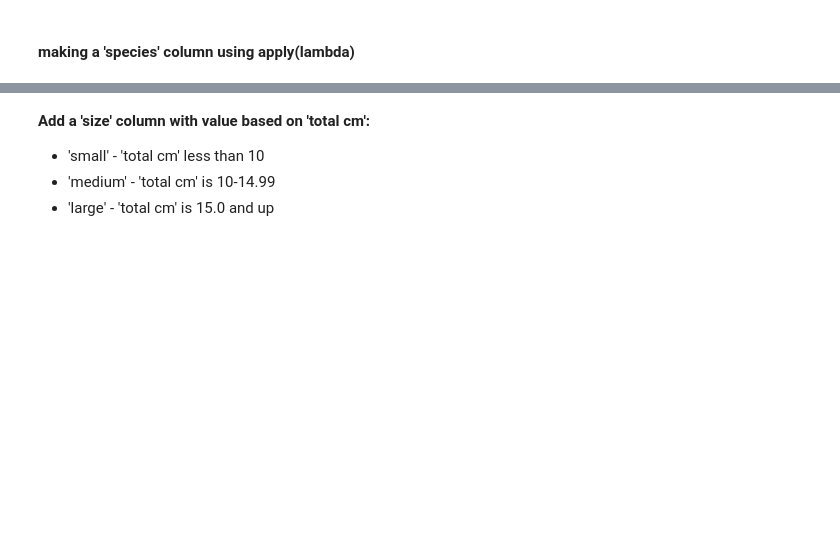
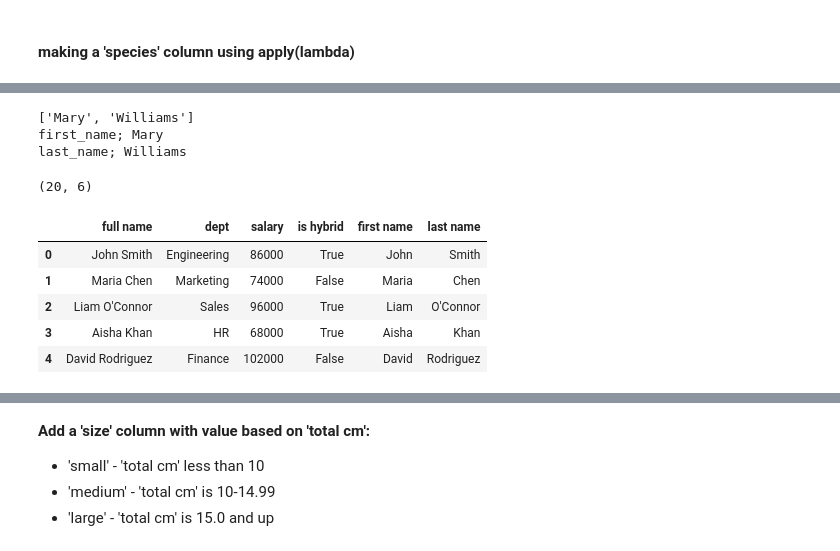
Before and after one commit to brianmccln/Python-Machine-Learning-TMobile-OCt-2025, a Jupyter notebook: __START/_ML_3.5_Irises_K_Nearest_Neighbors_PROG.ipynb, the cells around one changed output, grey strips where cells are left out. Drawn from its saved outputs; the diff is of its cells as text; code cells hidden in the pictures; blank space fills up the shorter version.

```diff
--- a/__START/_ML_3.5_Irises_K_Nearest_Neighbors_PROG.ipynb
+++ b/__START/_ML_3.5_Irises_K_Nearest_Neighbors_PROG.ipynb
@@ -167,0 +180,16 @@ print() # (150, 6)
+# %%
+# challenge: apply(lambda) in action AGAIN:
+# scenario: you have a df w a "full name" col containing FULL NAME
+# you want to break name into first and last and assign to TWO NEW COLS:
+# Given this dataset:
+employees_dict = {
+  "full name": ["John Smith","Maria Chen","Liam O'Connor","Aisha Khan","David Rodriguez","Emily Nguyen","Noah Patel","Sophia Rossi","Benjamin Carter","Chloe Dubois","Mateo Garcia","Olivia Kim","Ethan Johnson","Priya Mehta","Lucas Almeida","Hannah Cohen","Andre Petrov","Grace Park","Omar Hassan","Zoe Martinez"],
+  "dept": ["Engineering","Marketing","Sales","HR","Finance","IT","Engineering","Marketing","Sales","HR","Finance","IT","Engineering","Marketing","Sales","HR","Finance","IT","Sales","Engineering"],
+  "salary": [86000,74000,96000,68000,102000,79000,90000,72000,93000,70000,88000,81500,97000,84000,91000,75500,89500,82000,76500,94500],
+  "is hybrid": [True,False,True,True,False,True,False,True,False,True,True,False,True,False,True,False,True,True,False,True]
+}
+# %%
+# make an emp_df from the employees_dict:
+emp_df = pd.DataFrame(employees_dict)
+print(emp_df.shape) # (20,4)
+emp_df.head()
@@ -168,3 +212,33 @@ print() # (150, 6)
+# %%
+# split a full name into list and then assign the two individual names to vars, first_name and last_name:
+employee_name = "Mary Williams"
+emp_names_list = employee_name.split()
+print(emp_names_list) # ['Mary', 'Williams']
+first_name = emp_names_list[0]
+print('first_name;', first_name)
+last_name = emp_names_list[1]
+print('last_name;', last_name)
+# %% [output]
+['Mary', 'Williams']
+first_name; Mary
+last_name; Williams
+# %%
+# declare a first name column, the value of which is the first name from the full name column
+emp_df["first name"] = emp_df["full name"].apply(lambda fn : fn.split()[0])
+# %%
+# declare a last name column, the value of which is the last name from the full name column
+emp_df["last name"] = emp_df["full name"].apply(lambda fn : fn.split()[1])
+# %%
+print(emp_df.shape) # (20,4)
+emp_df.head()
+# %% [output]
+(20, 6)
+|  | full name | dept | salary | is hybrid | first name | last name |
+| 0 | John Smith | Engineering | 86000 | True | John | Smith |
+| 1 | Maria Chen | Marketing | 74000 | False | Maria | Chen |
+| 2 | Liam O'Connor | Sales | 96000 | True | Liam | O'Connor |
+| 3 | Aisha Khan | HR | 68000 | True | Aisha | Khan |
+| 4 | David Rodriguez | Finance | 102000 | False | David | Rodriguez |
 # %%
 # 17. Declare another new column for total cm
 #     no lambda for this -- just vector operation (basic arithmetic)
```
Also changed, not shown: parts of 26 cells of this notebook.
